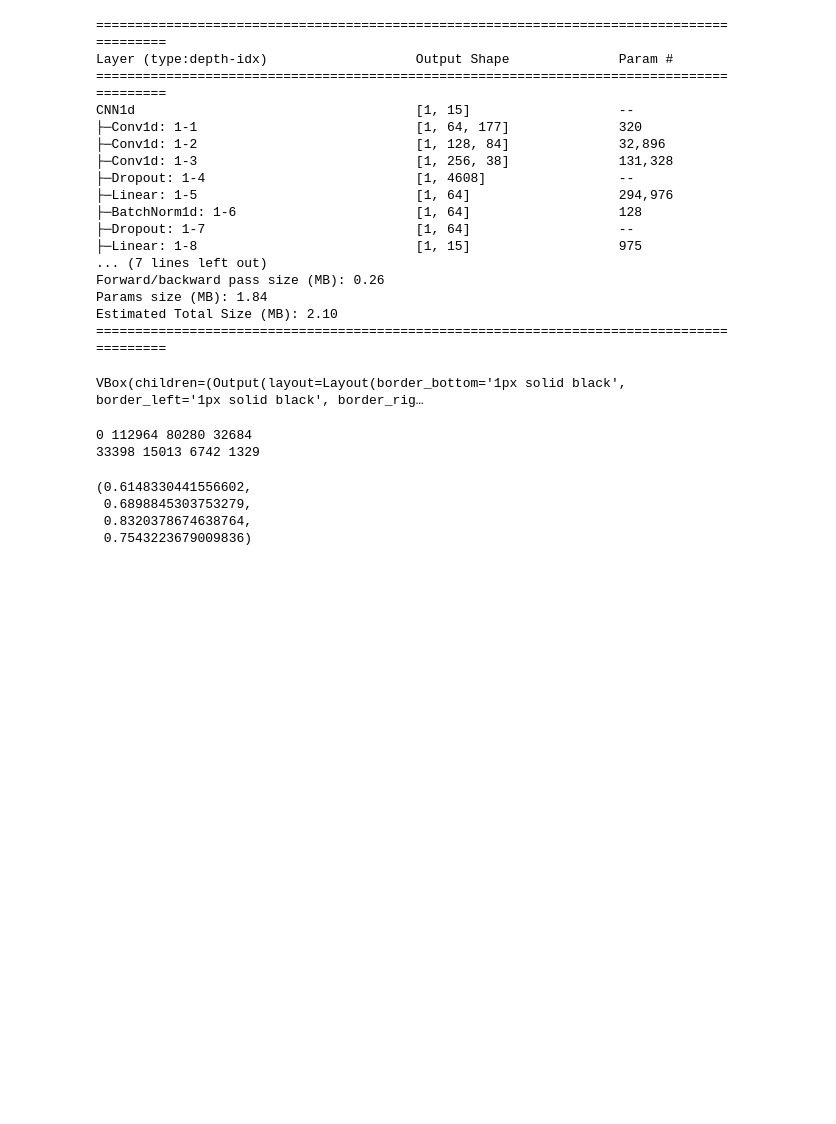
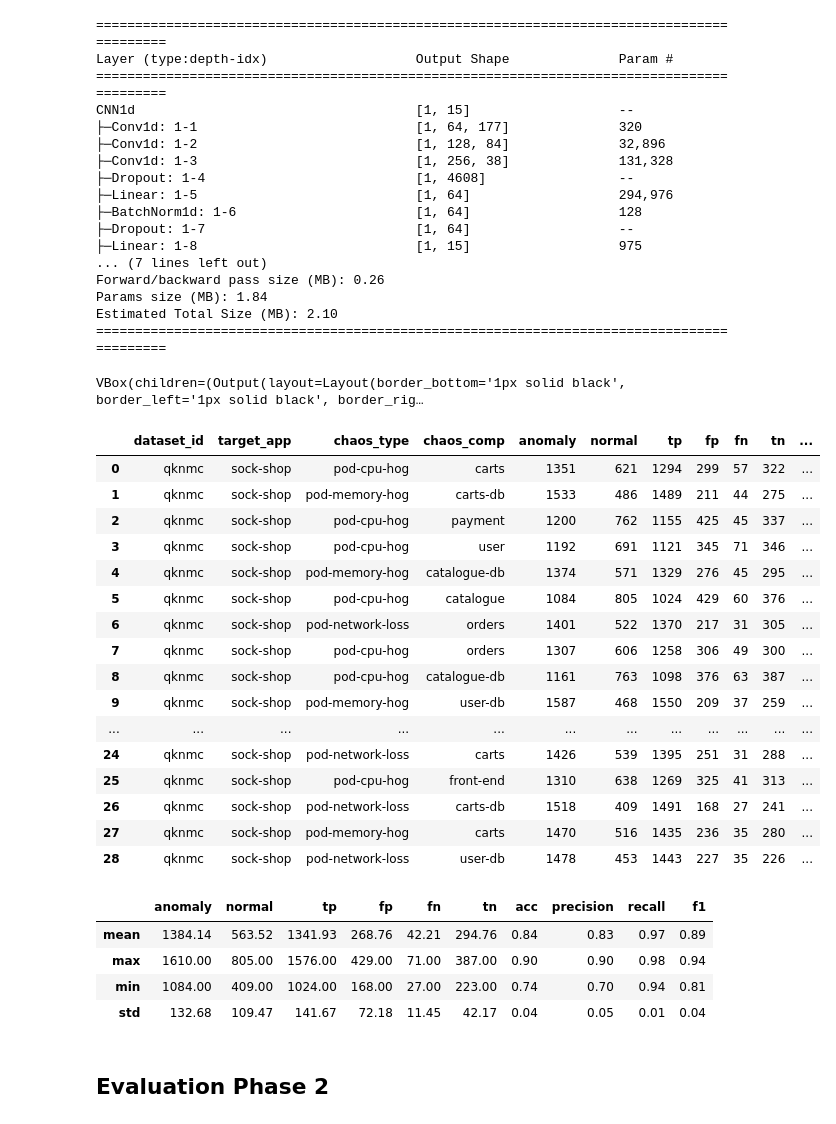
Before and after one commit to XuRepository/meltria-analyzer, a Jupyter notebook: notebooks/data-labeling-tsdr-accuracy-with-cnn.ipynb, the cells around one changed output. Saved outputs shown, nothing was run; the diff lists cells and outputs as text; code cells hidden in the pictures; blank space fills up the shorter version.

```diff
--- a/notebooks/data-labeling-tsdr-accuracy-with-cnn.ipynb
+++ b/notebooks/data-labeling-tsdr-accuracy-with-cnn.ipynb
@@ -54,6 +54,10 @@ class_to_category: dict[int, str] = {
 
 NORMAL_CLASSES: set[int] = set([8, 22])
 ANONALY_CLASSES: set[int] = set([i for i in class_to_category.keys() if i not in NORMAL_CLASSES])
+
+TYPE0_CLASSES: set[int] = NORMAL_CLASSES
+TYPE1_CLASSES: set[int] = set([1, 2, 3, 4, 13, 14, 15, 16, 17])
+TYPE2_CLASSES: set[int] = set([i for i in class_to_category.keys() if i not in TYPE0_CLASSES.union(TYPE1_CLASSES)])
 # %%
 import sys
 sys.path.append("../")
@@ -142,6 +146,8 @@ from torch.utils.data import Dataset
 from sklearn.preprocessing import minmax_scale
 from scipy.stats import zscore
 
+import sys
+sys.path.append("../")
 from meltria import loader
 
 NUM_METRICS_PER_BATCH = 100
@@ -186,7 +192,10 @@ def predict_anomaly_categories(
     records: list[tuple[loader.DatasetRecord, pd.DataFrame, pd.DataFrame, pd.DataFrame]],
     nn_model: CNN1d,
     binary_pred: bool = False,
+    ts_type_pred: bool = False,
 ) -> pd.DataFrame:
+    assert binary_pred or ts_type_pred
+
     nn_model.eval()
     metrics_df: pd.DataFrame = transform_to_testset(records)
     dataset = TSDataset(metrics_df, class_to_category=class_to_category)
@@ -203,6 +212,16 @@ def predict_anomaly_categories(
                 pred_category: str
                 if binary_pred:
                     pred_category = "normal" if pred_class in NORMAL_CLASSES else "anomaly"
+                elif ts_type_pred:
+                    match pred_class:
+                        case pred_class if pred_class in TYPE0_CLASSES:
+                            pred_category = "type0"
+                        case pred_class if pred_class in TYPE1_CLASSES:
+                            pred_category = "type1"
+                        case pred_class if pred_class in TYPE2_CLASSES:
+                            pred_category = "type2"
+                        case _:
+                            assert False, f"Unknown class: {pred_class}"
                 else:
                     pred_category = dataset.class_to_category[pred_class]
                 results.append((pred_category, _pred_proba.item()))
@@ -544,13 +564,33 @@ def eval_tsdr_on_predicted_label_as_ground_truth(
-# %%
-_datasets = well_injected_fault_datasets
-scores = eval_tsdr_on_predicted_label_as_ground_truth(
-    _datasets, predict_anomaly_categories(_datasets, model_without_ap, binary_pred=True),
-)
-pd.DataFrame([scores], columns=["acc", "precision", "recall", "f1"])
-# %% [output]
-0 112964 80280 32684
-33398 15013 6742 1329
-(0.6148330441556602,
- 0.6898845303753279,
- 0.8320378674638764,
- 0.7543223679009836)
+# %%
+_datasets = well_injected_fault_datasets
+scores_df = eval_tsdr_on_predicted_label_as_ground_truth(
+    _datasets, predict_anomaly_categories(_datasets, model_without_ap, binary_pred=True),
+)
+with pd.option_context("display.precision", 2):
+    display(scores_df)
+    display(scores_df.agg(["mean", "max", "min", "std"]).drop(columns=["dataset_id", "target_app", "chaos_type", "chaos_comp"]))
+# %% [output]
+|  | dataset_id | target_app | chaos_type | chaos_comp | anomaly | normal | tp | fp | fn | tn | ... |
+| 0 | qknmc | sock-shop | pod-cpu-hog | carts | 1351 | 621 | 1294 | 299 | 57 | 322 | ... |
+| 1 | qknmc | sock-shop | pod-memory-hog | carts-db | 1533 | 486 | 1489 | 211 | 44 | 275 | ... |
+| 2 | qknmc | sock-shop | pod-cpu-hog | payment | 1200 | 762 | 1155 | 425 | 45 | 337 | ... |
+| 3 | qknmc | sock-shop | pod-cpu-hog | user | 1192 | 691 | 1121 | 345 | 71 | 346 | ... |
+| 4 | qknmc | sock-shop | pod-memory-hog | catalogue-db | 1374 | 571 | 1329 | 276 | 45 | 295 | ... |
+| 5 | qknmc | sock-shop | pod-cpu-hog | catalogue | 1084 | 805 | 1024 | 429 | 60 | 376 | ... |
+| 6 | qknmc | sock-shop | pod-network-loss | orders | 1401 | 522 | 1370 | 217 | 31 | 305 | ... |
+| 7 | qknmc | sock-shop | pod-cpu-hog | orders | 1307 | 606 | 1258 | 306 | 49 | 300 | ... |
+| 8 | qknmc | sock-shop | pod-cpu-hog | catalogue-db | 1161 | 763 | 1098 | 376 | 63 | 387 | ... |
+| 9 | qknmc | sock-shop | pod-memory-hog | user-db | 1587 | 468 | 1550 | 209 | 37 | 259 | ... |
+| ... | ... | ... | ... | ... | ... | ... | ... | ... | ... | ... | ... |
+| 24 | qknmc | sock-shop | pod-network-loss | carts | 1426 | 539 | 1395 | 251 | 31 | 288 | ... |
+| 25 | qknmc | sock-shop | pod-cpu-hog | front-end | 1310 | 638 | 1269 | 325 | 41 | 313 | ... |
+| 26 | qknmc | sock-shop | pod-network-loss | carts-db | 1518 | 409 | 1491 | 168 | 27 | 241 | ... |
+| 27 | qknmc | sock-shop | pod-memory-hog | carts | 1470 | 516 | 1435 | 236 | 35 | 280 | ... |
+| 28 | qknmc | sock-shop | pod-network-loss | user-db | 1478 | 453 | 1443 | 227 | 35 | 226 | ... |
+|  | anomaly | normal | tp | fp | fn | tn | acc | precision | recall | f1 |
+| mean | 1384.14 | 563.52 | 1341.93 | 268.76 | 42.21 | 294.76 | 0.84 | 0.83 | 0.97 | 0.89 |
+| max | 1610.00 | 805.00 | 1576.00 | 429.00 | 71.00 | 387.00 | 0.90 | 0.90 | 0.98 | 0.94 |
+| min | 1084.00 | 409.00 | 1024.00 | 168.00 | 27.00 | 223.00 | 0.74 | 0.70 | 0.94 | 0.81 |
+| std | 132.68 | 109.47 | 141.67 | 72.18 | 11.45 | 42.17 | 0.04 | 0.05 | 0.01 | 0.04 |
+# %% [markdown]
+## Evaluation Phase 2
```
Also changed, not shown: parts of 3 cells of this notebook, 2 other files.
